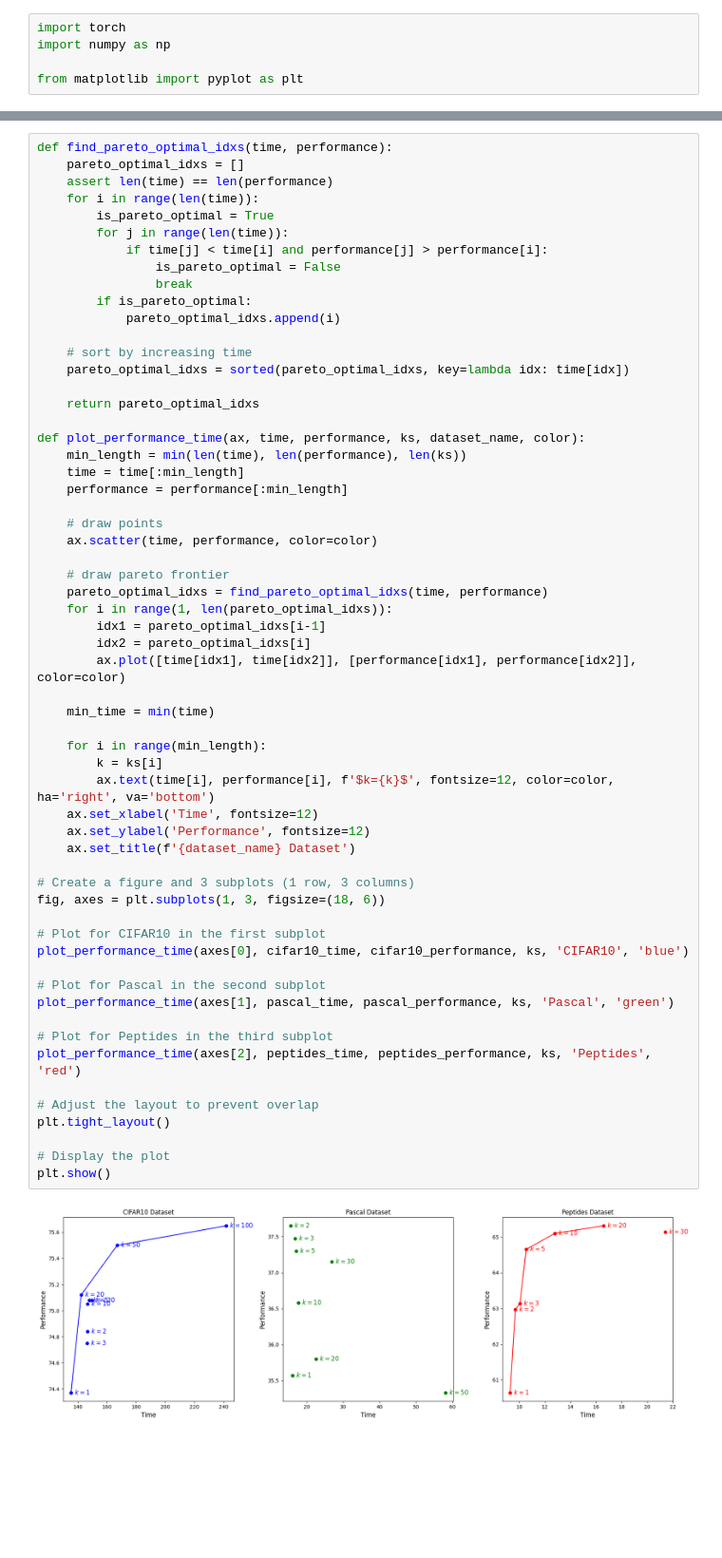
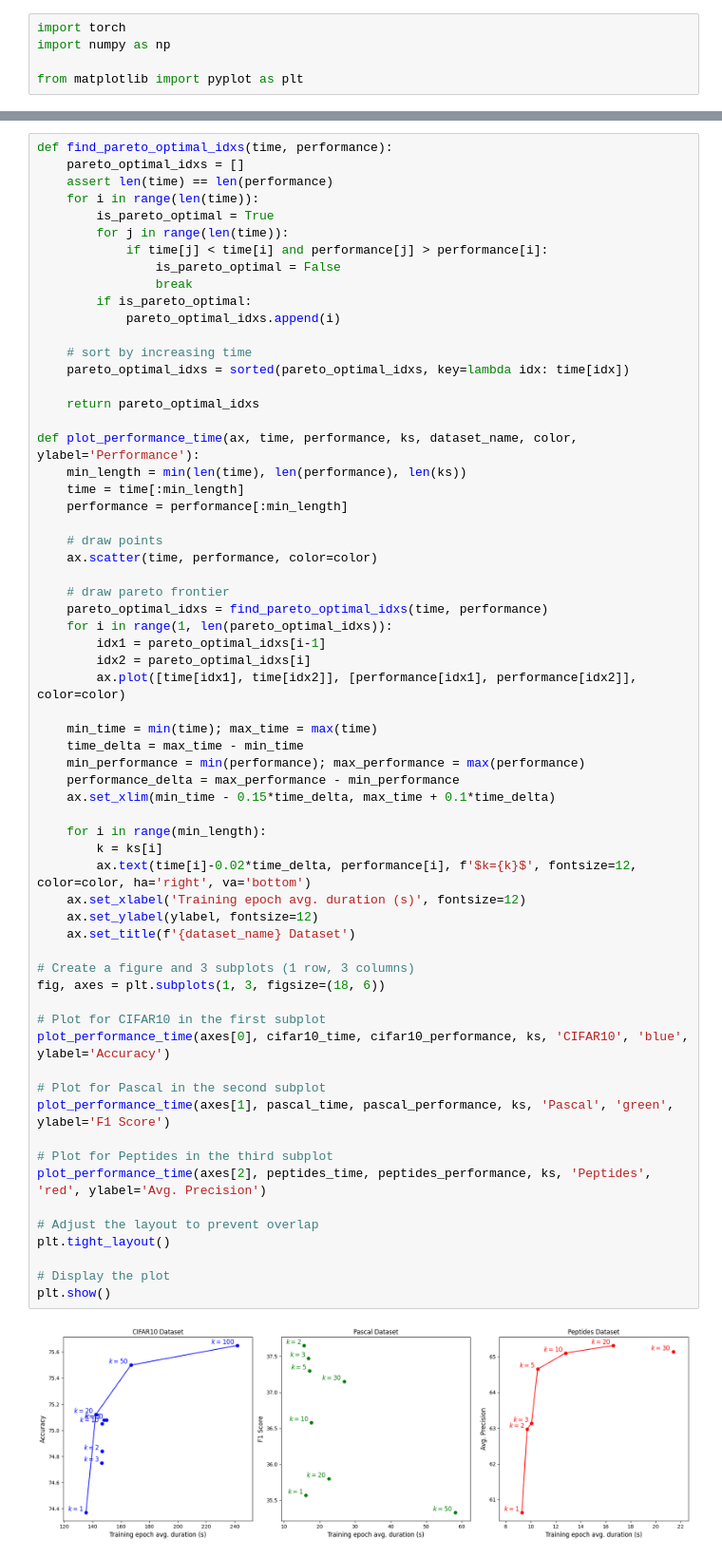
Before and after one commit to JonasDeSchouwer/MSc-thesis, a Jupyter notebook: plotting.ipynb, the cells around one changed output, grey strips where cells are left out. Shown at 95% size. Saved outputs shown, nothing was run; the diff lists cells and outputs as text; blank space fills up the shorter version.

```diff
--- a/plotting.ipynb
+++ b/plotting.ipynb
@@ -40,7 +42,7 @@ def find_pareto_optimal_idxs(time, performance):
 
     return pareto_optimal_idxs
 
-def plot_performance_time(ax, time, performance, ks, dataset_name, color):
+def plot_performance_time(ax, time, performance, ks, dataset_name, color, ylabel='Performance'):
     min_length = min(len(time), len(performance), len(ks))
     time = time[:min_length]
     performance = performance[:min_length]
@@ -48,38 +50,42 @@ def plot_performance_time(ax, time, performance, ks, dataset_name, color):
     # draw points
     ax.scatter(time, performance, color=color)
 
     # draw pareto frontier
     pareto_optimal_idxs = find_pareto_optimal_idxs(time, performance)
     for i in range(1, len(pareto_optimal_idxs)):
         idx1 = pareto_optimal_idxs[i-1]
         idx2 = pareto_optimal_idxs[i]
         ax.plot([time[idx1], time[idx2]], [performance[idx1], performance[idx2]], color=color)
 
-    min_time = min(time)
+    min_time = min(time); max_time = max(time)
+    time_delta = max_time - min_time
+    min_performance = min(performance); max_performance = max(performance)
+    performance_delta = max_performance - min_performance
+    ax.set_xlim(min_time - 0.15*time_delta, max_time + 0.1*time_delta)
 
     for i in range(min_length):
         k = ks[i]
-        ax.text(time[i], performance[i], f'$k={k}$', fontsize=12, color=color, ha='right', va='bottom')
-    ax.set_xlabel('Time', fontsize=12)
-    ax.set_ylabel('Performance', fontsize=12)
+        ax.text(time[i]-0.02*time_delta, performance[i], f'$k={k}$', fontsize=12, color=color, ha='right', va='bottom')
+    ax.set_xlabel('Training epoch avg. duration (s)', fontsize=12)
+    ax.set_ylabel(ylabel, fontsize=12)
     ax.set_title(f'{dataset_name} Dataset')
 
 # Create a figure and 3 subplots (1 row, 3 columns)
 fig, axes = plt.subplots(1, 3, figsize=(18, 6))
 
 # Plot for CIFAR10 in the first subplot
-plot_performance_time(axes[0], cifar10_time, cifar10_performance, ks, 'CIFAR10', 'blue')
+plot_performance_time(axes[0], cifar10_time, cifar10_performance, ks, 'CIFAR10', 'blue', ylabel='Accuracy')
 
 # Plot for Pascal in the second subplot
-plot_performance_time(axes[1], pascal_time, pascal_performance, ks, 'Pascal', 'green')
+plot_performance_time(axes[1], pascal_time, pascal_performance, ks, 'Pascal', 'green', ylabel='F1 Score')
 
 # Plot for Peptides in the third subplot
-plot_performance_time(axes[2], peptides_time, peptides_performance, ks, 'Peptides', 'red')
+plot_performance_time(axes[2], peptides_time, peptides_performance, ks, 'Peptides', 'red', ylabel='Avg. Precision')
 
 # Adjust the layout to prevent overlap
 plt.tight_layout()
 
 # Display the plot
 plt.show()
 # %% [output]
-[figure, old version]
+[figure, new version]
```
Also changed, not shown: parts of 1 cell of this notebook.
